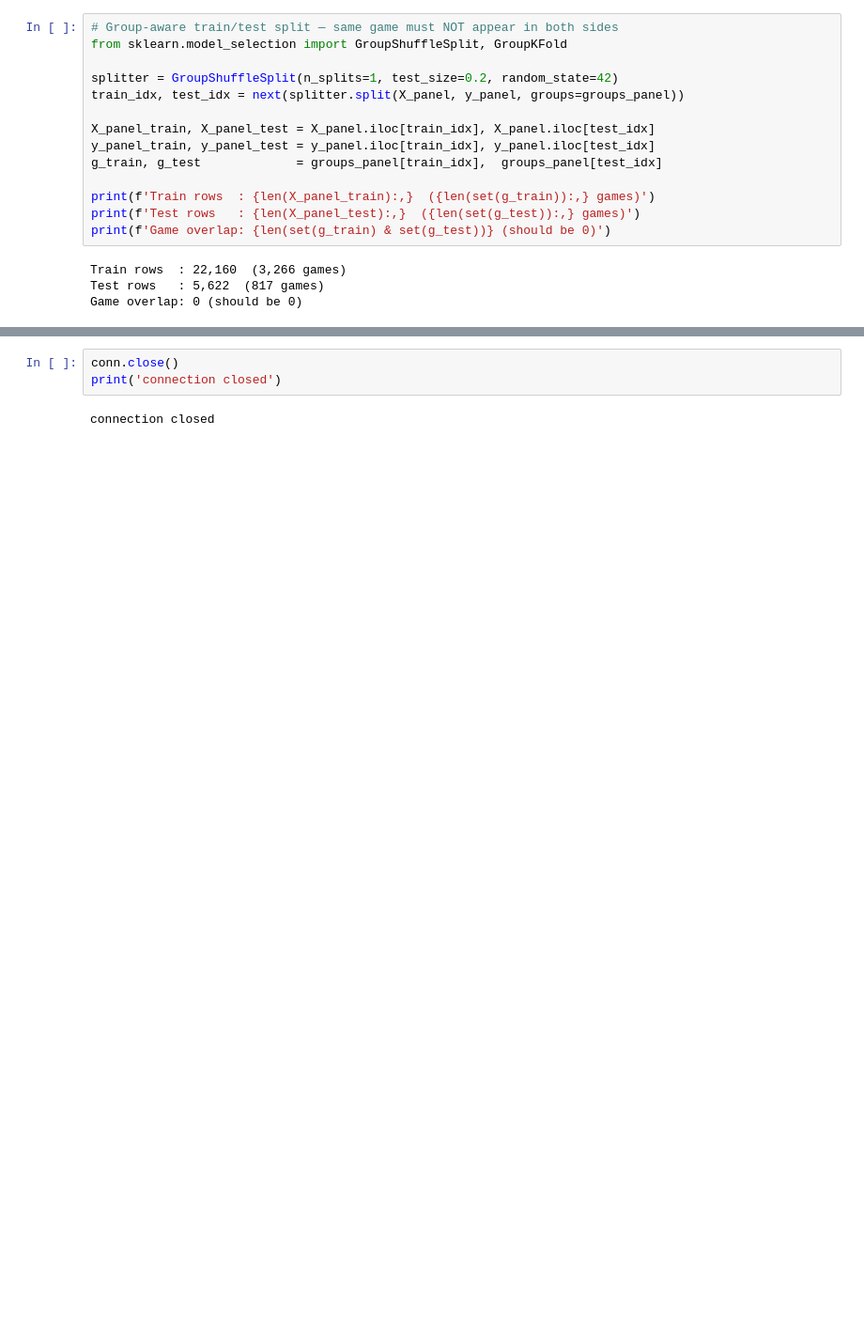
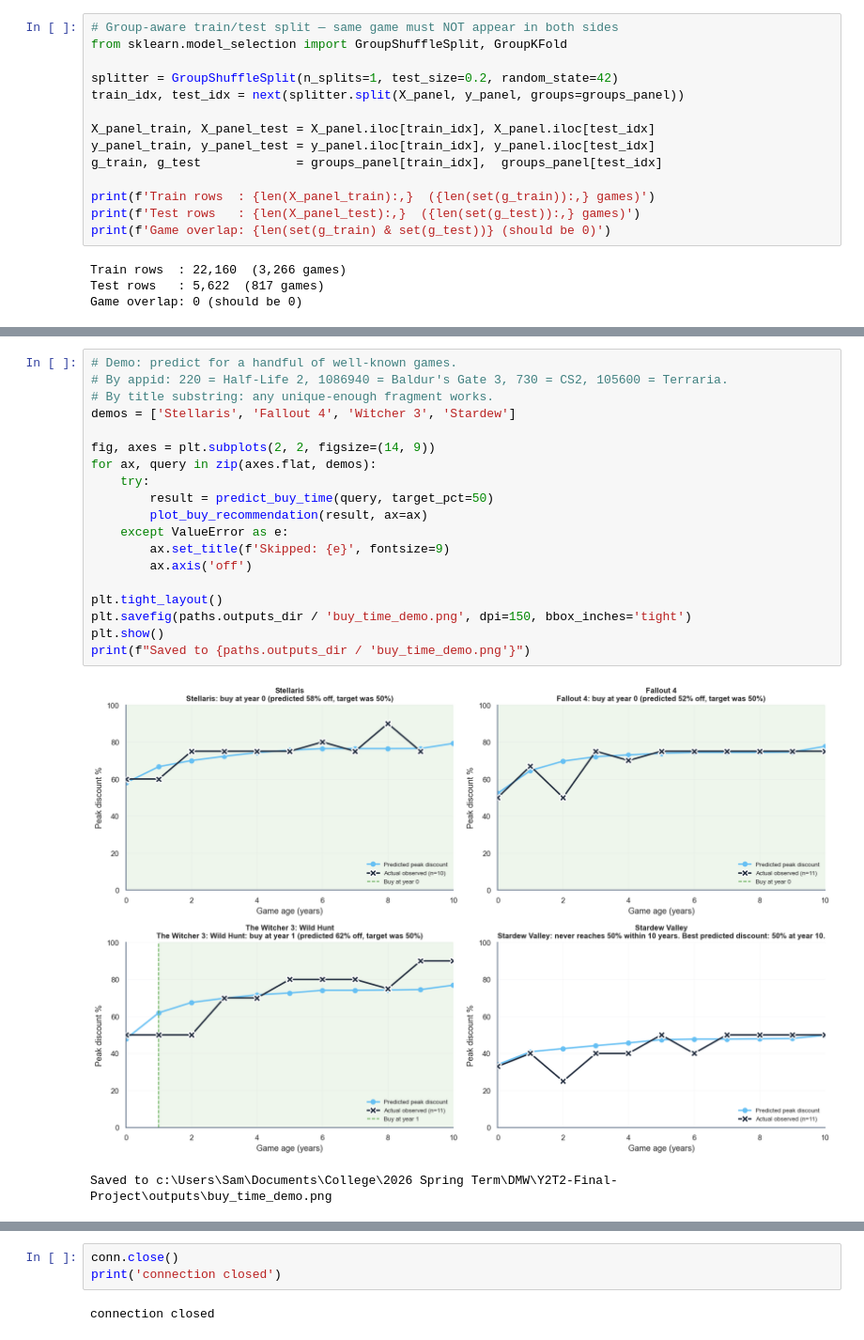
Before and after one commit to samsamotan/Y2T2-Final-Project, a Jupyter notebook: notebooks/04_ml_part1_price_and_value_retention.ipynb, the cells around one changed output, grey strips where cells are left out. Shown at 94% size. Drawn from its saved outputs; the diff is of its cells as text; blank space fills up the shorter version.

```diff
--- a/notebooks/04_ml_part1_price_and_value_retention.ipynb
+++ b/notebooks/04_ml_part1_price_and_value_retention.ipynb
@@ -1105,0 +1319,22 @@ Top 5 features:
+# %%
+# Demo: predict for a handful of well-known games.
+# By appid: 220 = Half-Life 2, 1086940 = Baldur's Gate 3, 730 = CS2, 105600 = Terraria.
+# By title substring: any unique-enough fragment works.
+demos = ['Stellaris', 'Fallout 4', 'Witcher 3', 'Stardew']
+
+fig, axes = plt.subplots(2, 2, figsize=(14, 9))
+for ax, query in zip(axes.flat, demos):
+    try:
+        result = predict_buy_time(query, target_pct=50)
+        plot_buy_recommendation(result, ax=ax)
+    except ValueError as e:
+        ax.set_title(f'Skipped: {e}', fontsize=9)
+        ax.axis('off')
+
+plt.tight_layout()
+plt.savefig(paths.outputs_dir / 'buy_time_demo.png', dpi=150, bbox_inches='tight')
+plt.show()
+print(f"Saved to {paths.outputs_dir / 'buy_time_demo.png'}")
+# %% [output]
+[figure, added]
+Saved to c:\Users\Sam\Documents\College\2026 Spring Term\DMW\Y2T2-Final-Project\outputs\buy_time_demo.png
```
Also changed, not shown: parts of 14 cells of this notebook, 6 other files.
